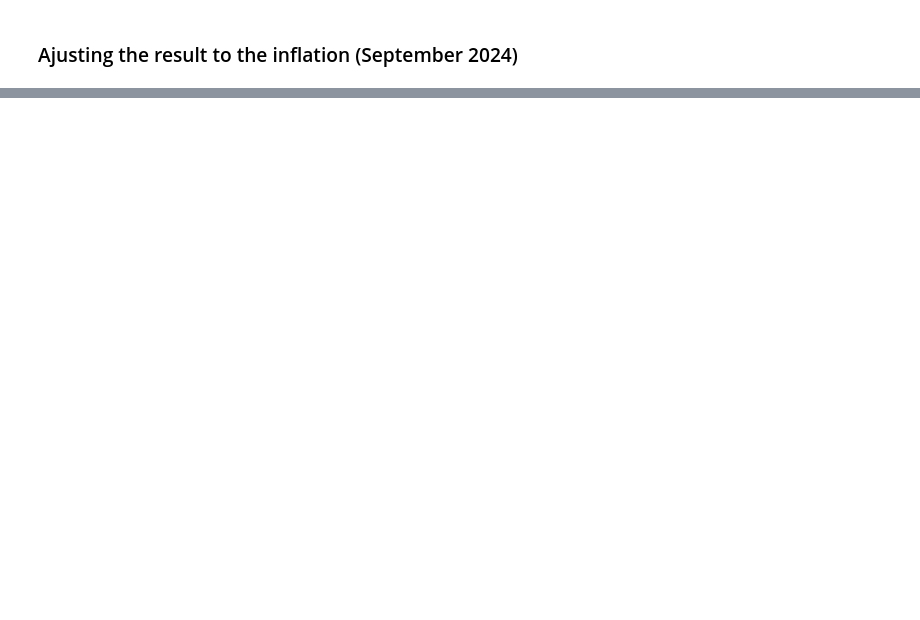
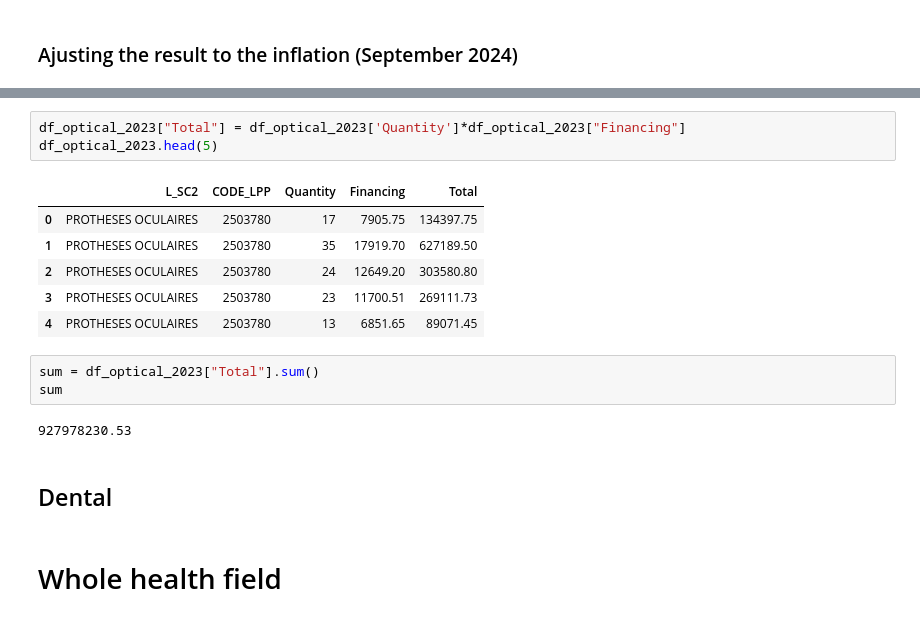
Before and after one commit to bparent11/analysingEffectOfHealthPlanInFrance, a Jupyter notebook: code/cleaning-data-open-LPP.ipynb, the cells around one changed output, grey strips where cells are left out. Saved outputs shown, nothing was run; the diff lists cells and outputs as text; blank space fills up the shorter version.

```diff
--- a/code/cleaning-data-open-LPP.ipynb
+++ b/code/cleaning-data-open-LPP.ipynb
@@ -142,0 +344,19 @@ df_optical_2014["Total"].sum()
+# %%
+df_optical_2023["Total"] = df_optical_2023['Quantity']*df_optical_2023["Financing"]
+df_optical_2023.head(5)
+# %% [output]
+|  | L_SC2 | CODE_LPP | Quantity | Financing | Total |
+| 0 | PROTHESES OCULAIRES | 2503780 | 17 | 7905.75 | 134397.75 |
+| 1 | PROTHESES OCULAIRES | 2503780 | 35 | 17919.70 | 627189.50 |
+| 2 | PROTHESES OCULAIRES | 2503780 | 24 | 12649.20 | 303580.80 |
+| 3 | PROTHESES OCULAIRES | 2503780 | 23 | 11700.51 | 269111.73 |
+| 4 | PROTHESES OCULAIRES | 2503780 | 13 | 6851.65 | 89071.45 |
+# %%
+sum = df_optical_2023["Total"].sum()
+sum
+# %% [output]
+927978230.53
+# %% [markdown]
+## Dental
+# %% [markdown]
+# Whole health field
```
Also changed, not shown: parts of 39 cells of this notebook.
